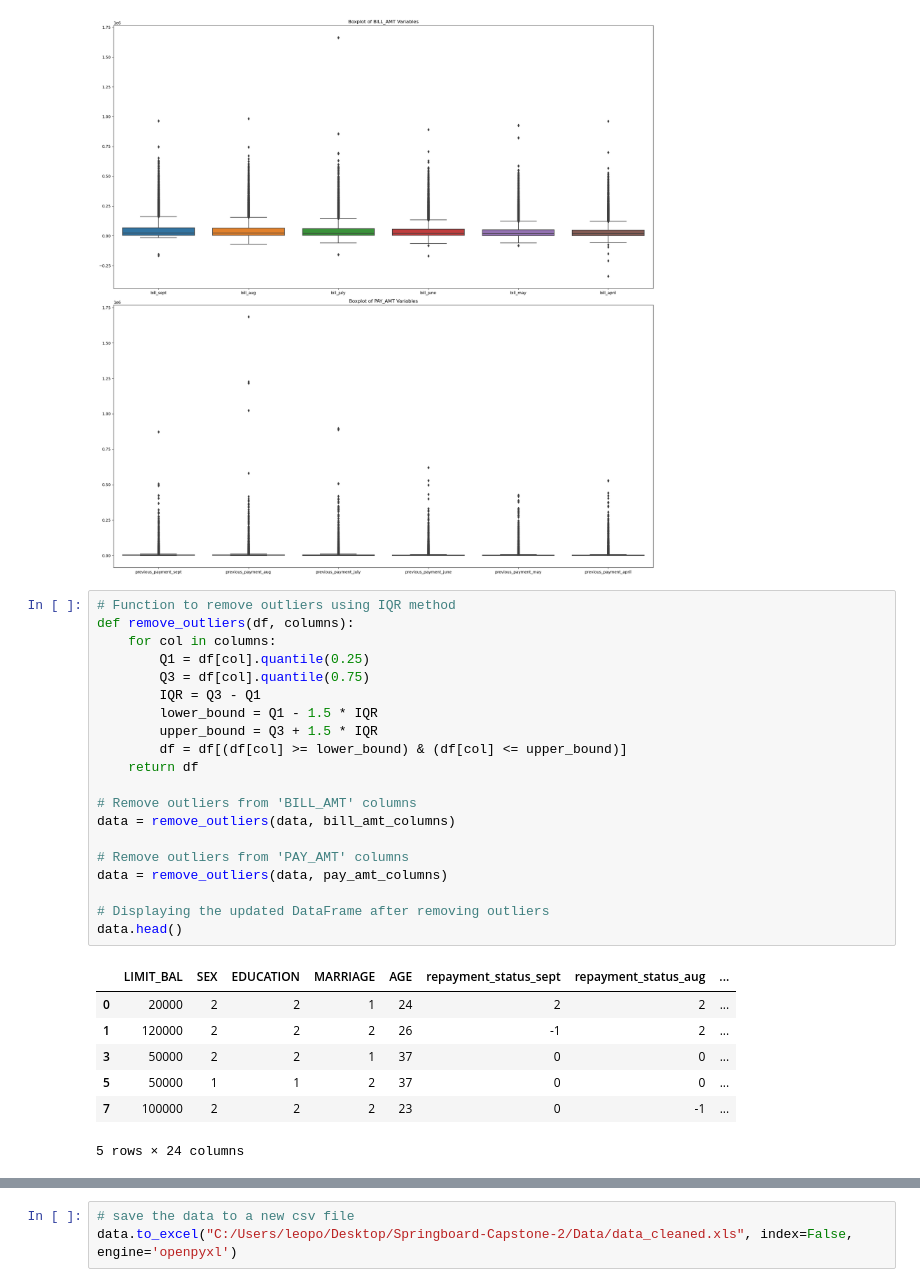
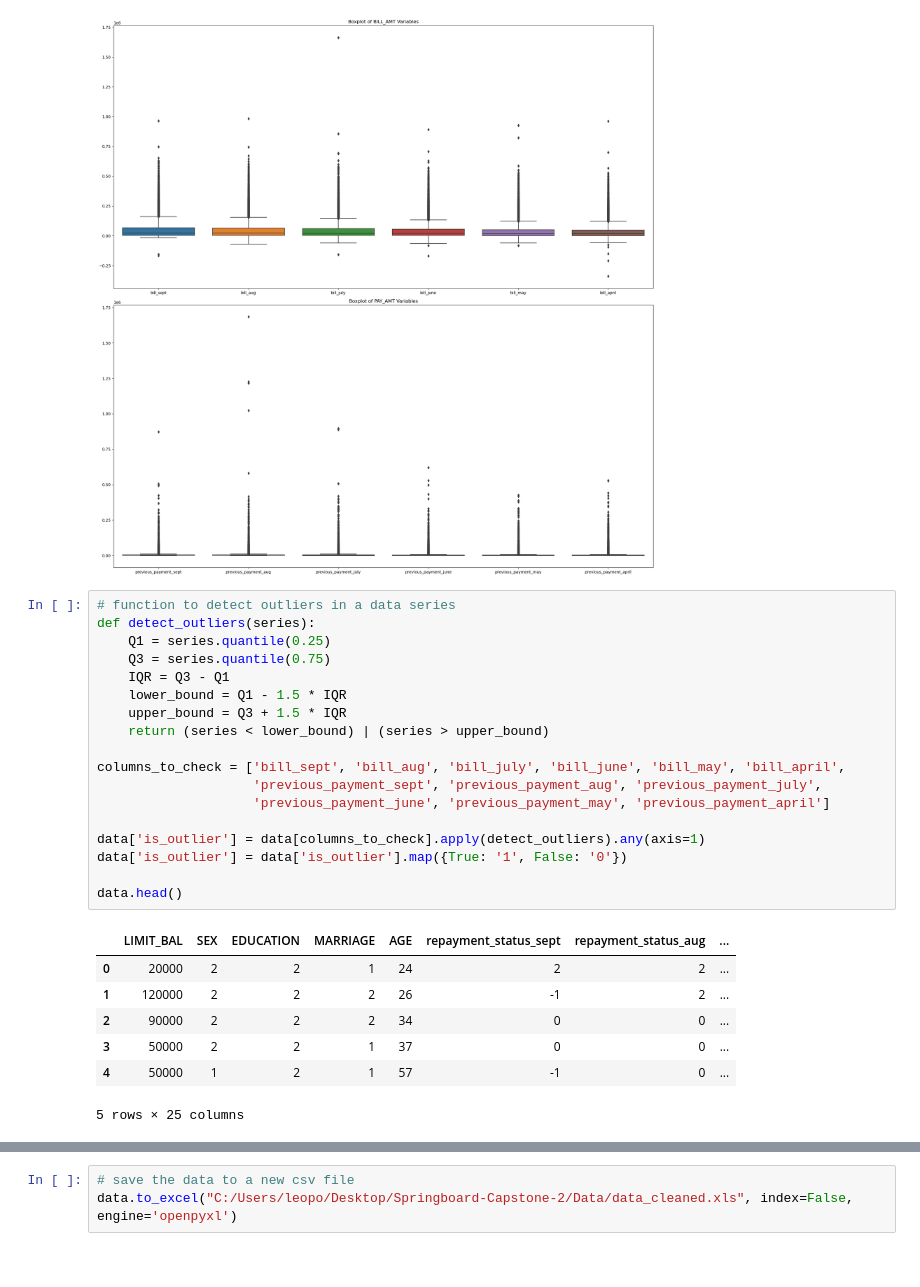
Before and after one commit to leoadkn/Springboard-Capstone-2, a Jupyter notebook: Data wrangling capstone #2.ipynb, the cells around one changed output, grey strips where cells are left out. Drawn from its saved outputs; the diff is of its cells as text.

```diff
--- a/Data wrangling capstone #2.ipynb
+++ b/Data wrangling capstone #2.ipynb
@@ -224,33 +225,31 @@ plt.show()
 # %% [output]
 [figure]
 # %%
-# Function to remove outliers using IQR method
-def remove_outliers(df, columns):
-    for col in columns:
-        Q1 = df[col].quantile(0.25)
-        Q3 = df[col].quantile(0.75)
-        IQR = Q3 - Q1
-        lower_bound = Q1 - 1.5 * IQR
-        upper_bound = Q3 + 1.5 * IQR
-        df = df[(df[col] >= lower_bound) & (df[col] <= upper_bound)]
-    return df
+# function to detect outliers in a data series
+def detect_outliers(series):
+    Q1 = series.quantile(0.25)
+    Q3 = series.quantile(0.75)
+    IQR = Q3 - Q1
+    lower_bound = Q1 - 1.5 * IQR
+    upper_bound = Q3 + 1.5 * IQR
+    return (series < lower_bound) | (series > upper_bound)
 
-# Remove outliers from 'BILL_AMT' columns
-data = remove_outliers(data, bill_amt_columns)
+columns_to_check = ['bill_sept', 'bill_aug', 'bill_july', 'bill_june', 'bill_may', 'bill_april',
+                    'previous_payment_sept', 'previous_payment_aug', 'previous_payment_july',
+                    'previous_payment_june', 'previous_payment_may', 'previous_payment_april']
 
-# Remove outliers from 'PAY_AMT' columns
-data = remove_outliers(data, pay_amt_columns)
+data['is_outlier'] = data[columns_to_check].apply(detect_outliers).any(axis=1)
+data['is_outlier'] = data['is_outlier'].map({True: '1', False: '0'})
 
-# Displaying the updated DataFrame after removing outliers
 data.head()
 # %% [output]
 |  | LIMIT_BAL | SEX | EDUCATION | MARRIAGE | AGE | repayment_status_sept | repayment_status_aug | ... |
 | 0 | 20000 | 2 | 2 | 1 | 24 | 2 | 2 | ... |
 | 1 | 120000 | 2 | 2 | 2 | 26 | -1 | 2 | ... |
+| 2 | 90000 | 2 | 2 | 2 | 34 | 0 | 0 | ... |
 | 3 | 50000 | 2 | 2 | 1 | 37 | 0 | 0 | ... |
-| 5 | 50000 | 1 | 1 | 2 | 37 | 0 | 0 | ... |
-| 7 | 100000 | 2 | 2 | 2 | 23 | 0 | -1 | ... |
+| 4 | 50000 | 1 | 2 | 1 | 57 | -1 | 0 | ... |
-5 rows × 24 columns
+5 rows × 25 columns
 # %%
 #remove observation that have zeros on every bill_AMT 1 to 6
 data = data[data[bill_amt_columns].sum(axis=1) != 0]
```
Also changed, not shown: parts of 4 cells of this notebook.
